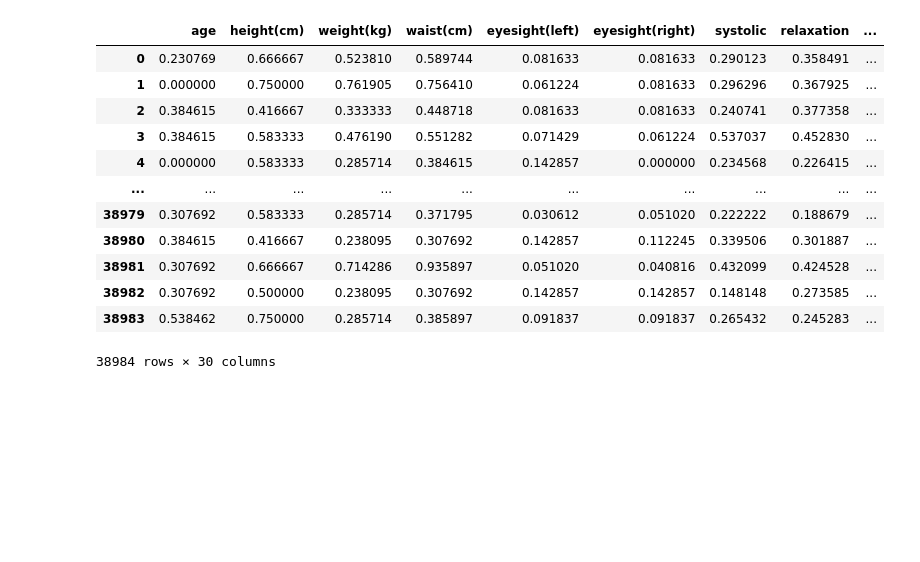
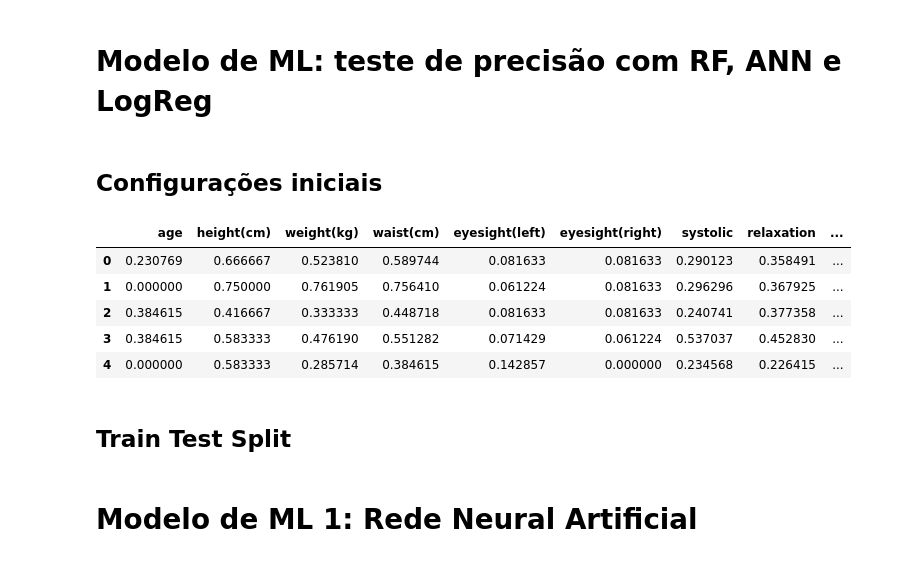
Before and after one commit to diasKayky/fumante-prediacao, a Jupyter notebook: notebooks/ML_Models.ipynb, the cells around one changed output. Drawn from its saved outputs; the diff is of its cells as text; code cells hidden in the pictures; blank space fills up the shorter version.

```diff
--- a/notebooks/ML_Models.ipynb
+++ b/notebooks/ML_Models.ipynb
@@ -1 +1,5 @@
+# %% [markdown]
+# Modelo de ML: teste de precisão com RF, ANN e LogReg
+# %% [markdown]
+## Configurações iniciais
 # %%
@@ -3,18 +22,15 @@ import pandas as pd
 # %%
 train_df = pd.read_parquet("../data/processed/train_dataset.parquet")
+
+pd.set_option('display.max_columns', None)
 # %%
-train_df
+train_df.head()
 # %% [output]
 |  | age | height(cm) | weight(kg) | waist(cm) | eyesight(left) | eyesight(right) | systolic | relaxation | ... |
 | 0 | 0.230769 | 0.666667 | 0.523810 | 0.589744 | 0.081633 | 0.081633 | 0.290123 | 0.358491 | ... |
 | 1 | 0.000000 | 0.750000 | 0.761905 | 0.756410 | 0.061224 | 0.081633 | 0.296296 | 0.367925 | ... |
 | 2 | 0.384615 | 0.416667 | 0.333333 | 0.448718 | 0.081633 | 0.081633 | 0.240741 | 0.377358 | ... |
 | 3 | 0.384615 | 0.583333 | 0.476190 | 0.551282 | 0.071429 | 0.061224 | 0.537037 | 0.452830 | ... |
 | 4 | 0.000000 | 0.583333 | 0.285714 | 0.384615 | 0.142857 | 0.000000 | 0.234568 | 0.226415 | ... |
-| ... | ... | ... | ... | ... | ... | ... | ... | ... | ... |
-| 38979 | 0.307692 | 0.583333 | 0.285714 | 0.371795 | 0.030612 | 0.051020 | 0.222222 | 0.188679 | ... |
-| 38980 | 0.384615 | 0.416667 | 0.238095 | 0.307692 | 0.142857 | 0.112245 | 0.339506 | 0.301887 | ... |
-| 38981 | 0.307692 | 0.666667 | 0.714286 | 0.935897 | 0.051020 | 0.040816 | 0.432099 | 0.424528 | ... |
-| 38982 | 0.307692 | 0.500000 | 0.238095 | 0.307692 | 0.142857 | 0.142857 | 0.148148 | 0.273585 | ... |
-| 38983 | 0.538462 | 0.750000 | 0.285714 | 0.385897 | 0.091837 | 0.091837 | 0.265432 | 0.245283 | ... |
-38984 rows × 30 columns
+# %% [markdown]
+## Train Test Split
@@ -20,0 +48,2 @@ train_df
+# %% [markdown]
+# Modelo de ML 1: Rede Neural Artificial
```
Also changed, not shown: parts of 26 cells of this notebook, 1 other file.
